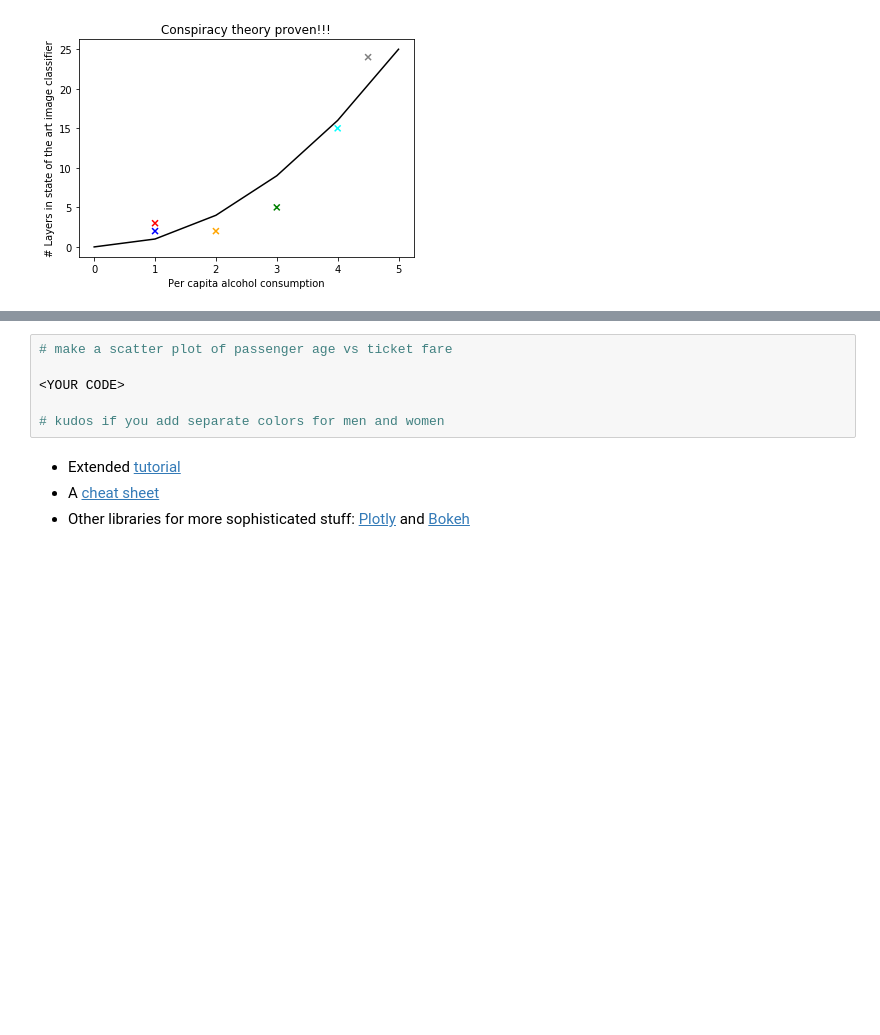
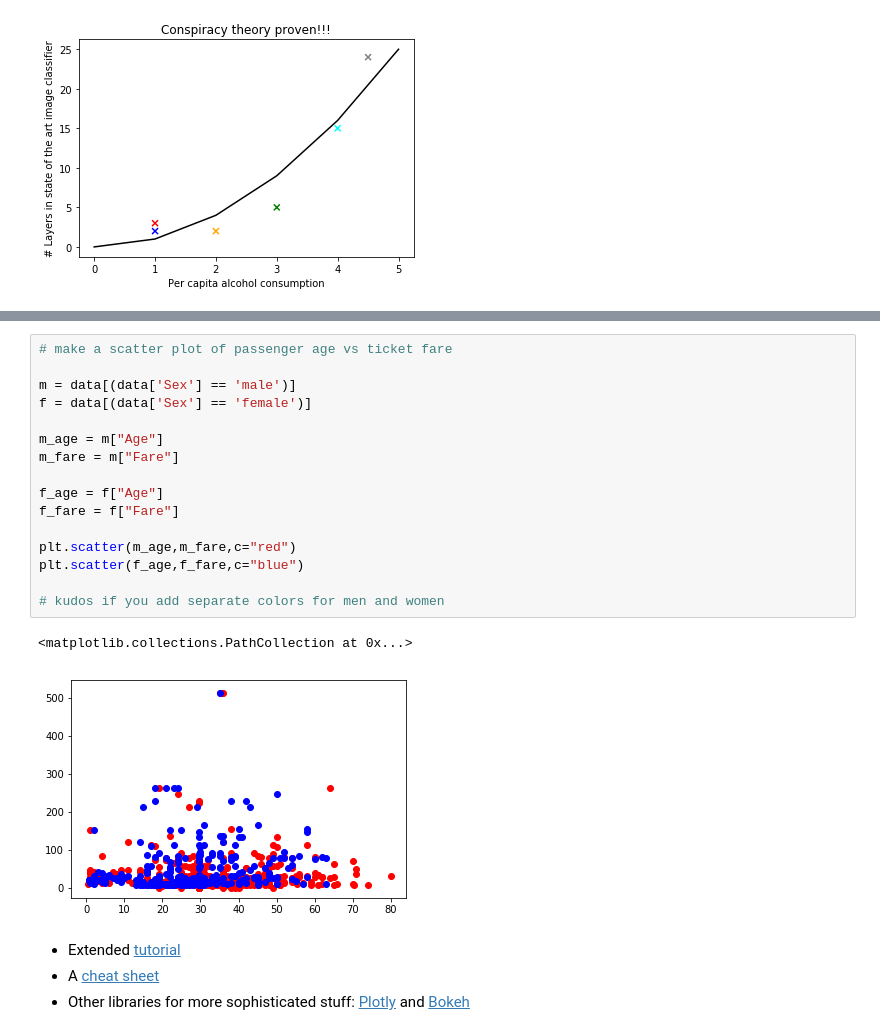
Before and after one commit to mi-stankai/mlhep2018, a Jupyter notebook: MyNotes/day1-Mon/seminar-00-python/seminar-00-python.ipynb, the cells around one changed output, grey strips where cells are left out. Drawn from its saved outputs; the diff is of its cells as text; blank space fills up the shorter version.

```diff
--- a/MyNotes/day1-Mon/seminar-00-python/seminar-00-python.ipynb
+++ b/MyNotes/day1-Mon/seminar-00-python/seminar-00-python.ipynb
@@ -606,9 +622,22 @@ plt.hist([0,1,1,1,2,2,3,3,3,3,3,4,4,5,5,5,6,7,7,8,9,10], bins = 5)
 # %%
 # make a scatter plot of passenger age vs ticket fare
 
-<YOUR CODE>
+m = data[(data['Sex'] == 'male')]
+f = data[(data['Sex'] == 'female')]
+
+m_age = m["Age"]
+m_fare = m["Fare"]
+
+f_age = f["Age"]
+f_fare = f["Fare"]
+
+plt.scatter(m_age,m_fare,c="red")
+plt.scatter(f_age,f_fare,c="blue")
 
 # kudos if you add separate colors for men and women
+# %% [output]
+<matplotlib.collections.PathCollection at 0x...>
+[figure, added]
 # %% [markdown]
 * Extended [tutorial](https://matplotlib.org/2.0.2/users/pyplot_tutorial.html)
 * A [cheat sheet](http://bit.ly/2koHxNF)
```
Also changed, not shown: parts of 10 cells of this notebook, 7 other files.
